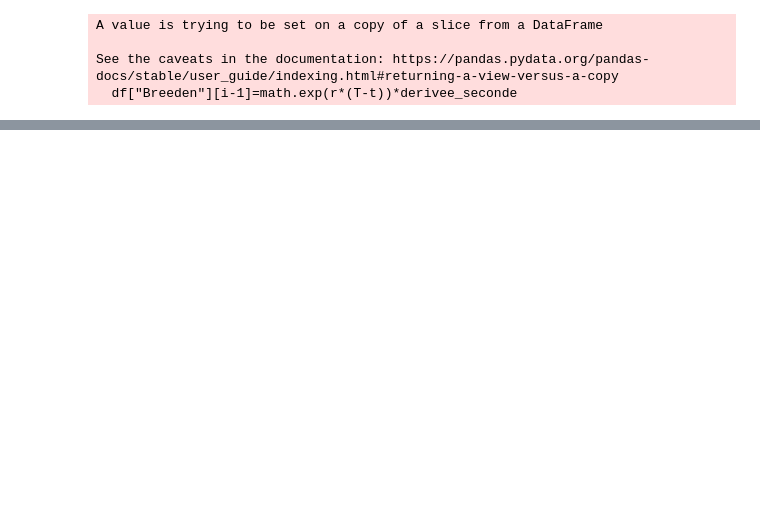
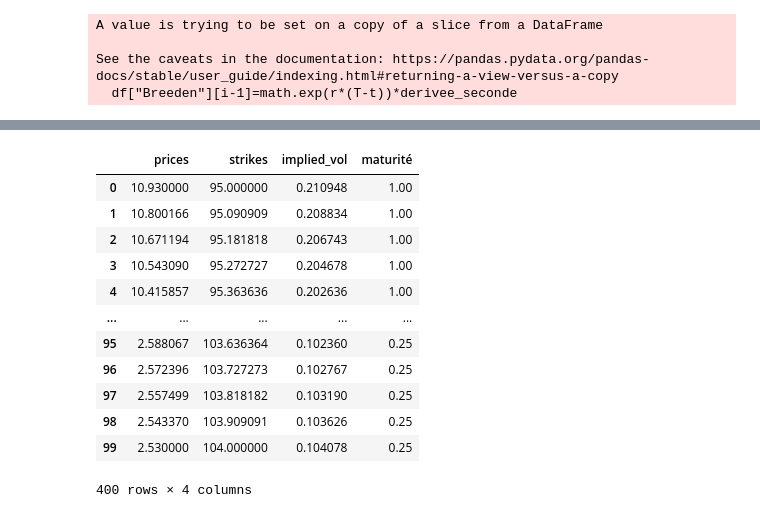
Before and after one commit to theomdvn/Calibration, a Jupyter notebook: Projet-Cal (1).ipynb, the cells around one changed output, grey strips where cells are left out. Saved outputs shown, nothing was run; the diff lists cells and outputs as text; code cells hidden in the pictures; blank space fills up the shorter version.

```diff
--- a/Projet-Cal (1).ipynb
+++ b/Projet-Cal (1).ipynb
@@ -196,0 +344,20 @@ plt.grid(True)
+# %%
+def interpolation(data):
+    prices = []
+    # Replace 'data.index' and 'data["implied_vol"]' with your actual data
+    x_original = np.array(data.index)
+    y_original = np.array(data["implied_vol"])
+
+    nb_pts = 100
+    x_interpolated = np.linspace(x_original.min(), x_original.max(), nb_pts)
+    y_interpolated = quadratic_interpolation(x_interpolated, x_original, y_original)
+
+    #interpolation of strikes
+    x_original=data.index
+    y_original=data["strikes"]
+    x_interpolated=np.linspace(x_original.min(), x_original.max(), nb_pts)
+    strike_interpolated = quadratic_interpolation(x_interpolated, x_original, y_original)
+    for i,j in zip(strike_interpolated,y_interpolated):
+        prices.append(black_scholes_call_price(S,i,T,r,j))
+    df=pd.DataFrame([prices,strike_interpolated,y_interpolated],index=["prices","strikes",'implied_vol']).T
+    return df
@@ -196,0 +422,16 @@ plt.grid(True)
+# %%
+df_concatenated
+# %% [output]
+|  | prices | strikes | implied_vol | maturité |
+| 0 | 10.930000 | 95.000000 | 0.210948 | 1.00 |
+| 1 | 10.800166 | 95.090909 | 0.208834 | 1.00 |
+| 2 | 10.671194 | 95.181818 | 0.206743 | 1.00 |
+| 3 | 10.543090 | 95.272727 | 0.204678 | 1.00 |
+| 4 | 10.415857 | 95.363636 | 0.202636 | 1.00 |
+| ... | ... | ... | ... | ... |
+| 95 | 2.588067 | 103.636364 | 0.102360 | 0.25 |
+| 96 | 2.572396 | 103.727273 | 0.102767 | 0.25 |
+| 97 | 2.557499 | 103.818182 | 0.103190 | 0.25 |
+| 98 | 2.543370 | 103.909091 | 0.103626 | 0.25 |
+| 99 | 2.530000 | 104.000000 | 0.104078 | 0.25 |
+400 rows × 4 columns
```
Also changed, not shown: parts of 28 cells of this notebook.
